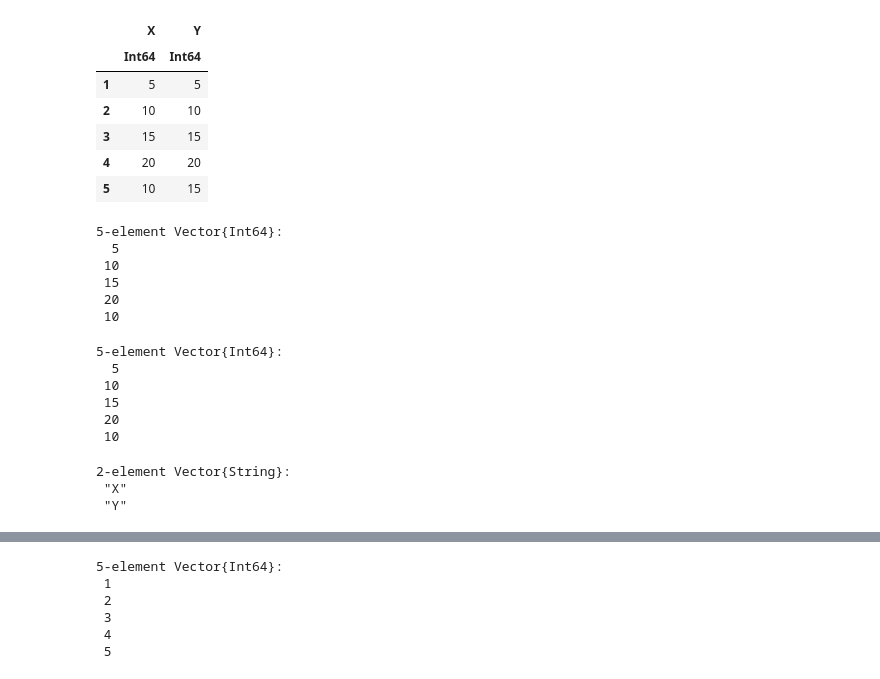
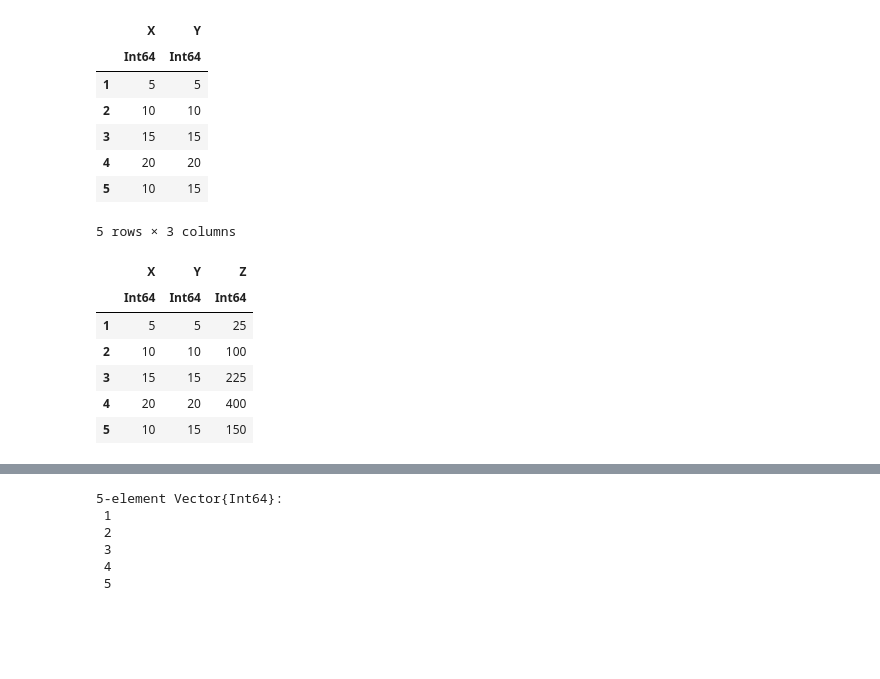
Before and after one commit to johntango/JuliaFall2022, a Jupyter notebook: DataFrames.ipynb, the cells around one changed output, grey strips where cells are left out. Saved outputs shown, nothing was run; the diff lists cells and outputs as text; code cells hidden in the pictures; blank space fills up the shorter version.

```diff
--- a/DataFrames.ipynb
+++ b/DataFrames.ipynb
@@ -102,30 +164,15 @@ push!(df, [10, 15])
 | 3 | 15 | 15 |
 | 4 | 20 | 20 |
 | 5 | 10 | 15 |
-# %%
-# Child of struct:
-acol = df.X
-acol
-# %% [output]
-5-element Vector{Int64}:
-  5
- 10
- 15
- 20
- 10
-# %%
-# Key:
-df[!, :X]
-# %% [output]
-5-element Vector{Int64}:
-  5
- 10
- 15
- 20
- 10
-# %%
-names(df)
-# %% [output]
-2-element Vector{String}:
- "X"
- "Y"
+# %%
+df.Z = df.X .* df.Y    # add a new column using element wise multiplication
+df
+# %% [output]
+5 rows × 3 columns
+|  | X | Y | Z |
+|  | Int64 | Int64 | Int64 |
+| 1 | 5 | 5 | 25 |
+| 2 | 10 | 10 | 100 |
+| 3 | 15 | 15 | 225 |
+| 4 | 20 | 20 | 400 |
+| 5 | 10 | 15 | 150 |
```
Also changed, not shown: parts of 16 cells of this notebook.
